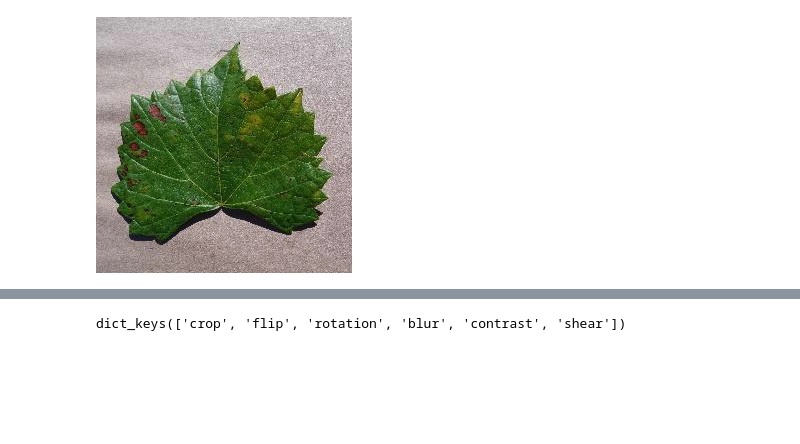
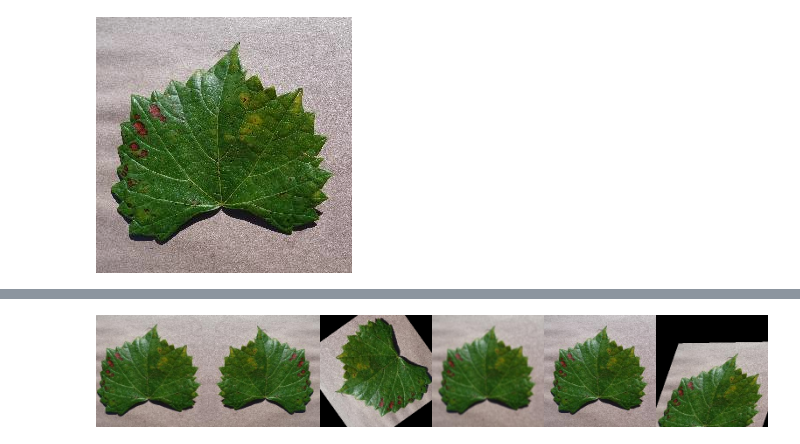
Before and after one commit to JBarmentlo/42-Leafliction, a Jupyter notebook: augmentation.ipynb, the cells around one changed output, grey strips where cells are left out. Drawn from its saved outputs; the diff is of its cells as text; code cells hidden in the pictures; blank space fills up the shorter version.

Commit message:
extracting augmentinator

```diff
--- a/augmentation.ipynb
+++ b/augmentation.ipynb
@@ -63,10 +61,0 @@ topil(shear(im))
-# %%
-from typing import Dict, Callable
-from torch import Tensor
-
-class Augmentinator:
-    def __init__(self, augmentations: Dict[str, Callable[Tensor, Tensor]]):
-        self.augmentations = augmentations
-
-    def augment(self, im: Tensor) -> Dict[str, Tensor]:
-        return {name: aug(im) for name, aug in self.augmentations.items()}
@@ -73,31 +67,39 @@ class Augmentinator:
 # %%
 from torchvision.transforms import RandomResizedCrop
 from torchvision.transforms import RandomHorizontalFlip
 from torchvision.transforms import RandomRotation
 from torchvision.transforms import GaussianBlur
 from torchvision.transforms import RandomAutocontrast
 from torchvision.transforms import RandomAffine
+
+from torchvision.transforms.functional import to_pil_image
+from PIL.Image import Image
+import torch
+
+def make_image_row(images: dict[str, Tensor]) -> Image:
+    return to_pil_image(torch.cat([im for im in images.values()], dim=2))
+
 
 rc         = RandomResizedCrop(size  =im.shape[1:], scale=(0.5, 1.0), ratio=(0.75, 1.3333333333333333), interpolation=2)
 flip       = RandomHorizontalFlip(p  =1.0)
 rot        = RandomRotation(degrees  =[0, 360])
 gauss      = GaussianBlur(kernel_size=5, sigma           =(0.1, 3.0))
 contraster = RandomAutocontrast(p    =1.0)
 shear      = RandomAffine(degrees    =[0,360], translate =(0.1, 0.3), scale=(0.9, 1.1), shear                        =(-30, 30))
 
 transformations = {
     "crop"    : rc,
     "flip"    : flip,
     "rotation": rot,
     "blur"    : gauss,
     "contrast": contraster,
     "shear"   : shear
 }
 
 aug = Augmentinator(transformations)
 augmented = aug.augment(im)
-augmented.keys()
+make_image_row(augmented)
 # %% [output]
-dict_keys(['crop', 'flip', 'rotation', 'blur', 'contrast', 'shear'])
+[figure, added]
 # %%
 # %% [output]
```
Also changed, not shown: parts of 11 cells of this notebook, 8 other files.
